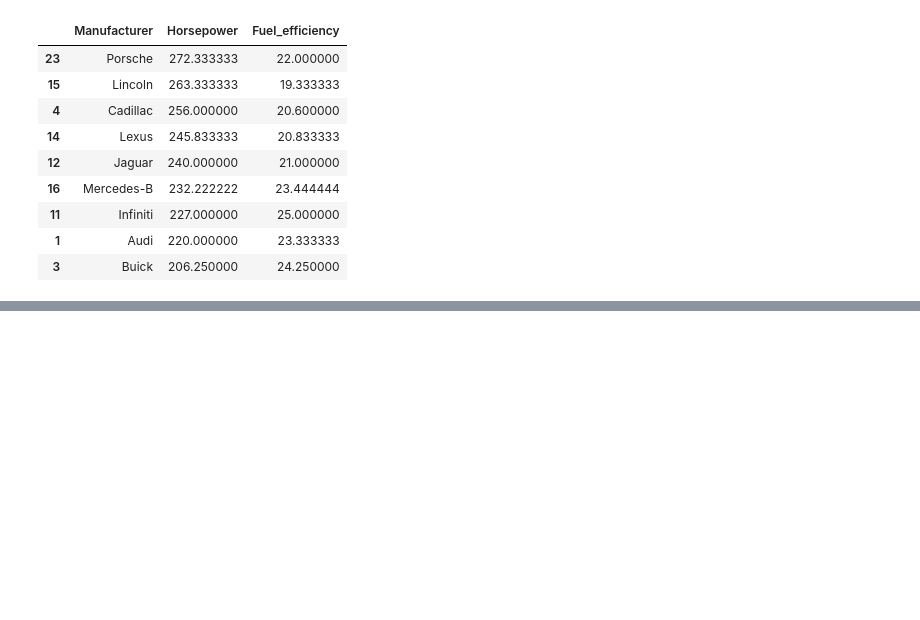
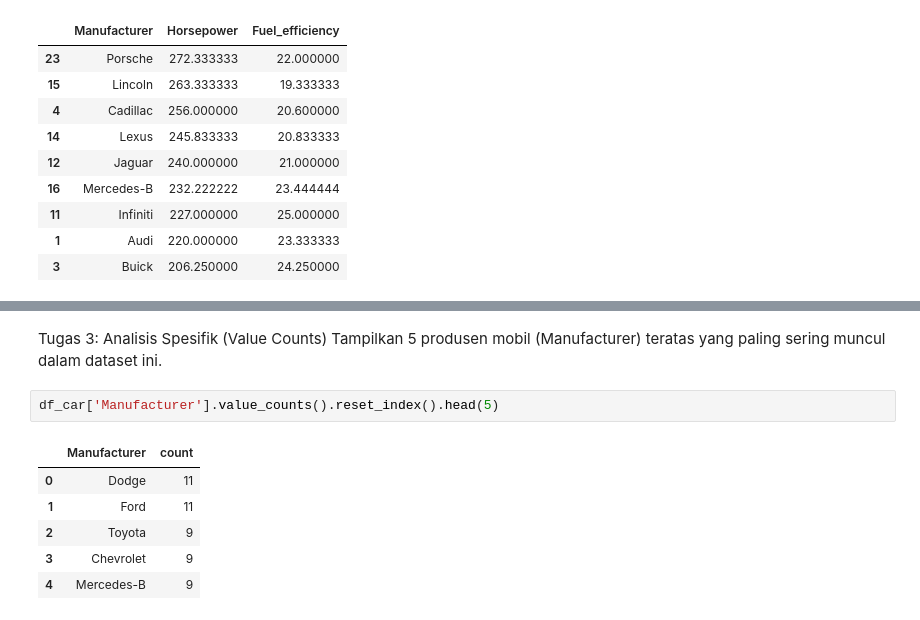
Before and after one commit to Haerulanwar05/Zero-To-ML-Engineer, a Jupyter notebook: Pandas/aggregating_data.ipynb, the cells around one changed output, grey strips where cells are left out. Saved outputs shown, nothing was run; the diff lists cells and outputs as text; blank space fills up the shorter version.

```diff
--- a/Pandas/aggregating_data.ipynb
+++ b/Pandas/aggregating_data.ipynb
@@ -411,0 +491,12 @@ comparison_brand
+# %% [markdown]
+Tugas 3: Analisis Spesifik (Value Counts)
+Tampilkan 5 produsen mobil (Manufacturer) teratas yang paling sering muncul dalam dataset ini.
+# %%
+df_car['Manufacturer'].value_counts().reset_index().head(5)
+# %% [output]
+|  | Manufacturer | count |
+| 0 | Dodge | 11 |
+| 1 | Ford | 11 |
+| 2 | Toyota | 9 |
+| 3 | Chevrolet | 9 |
+| 4 | Mercedes-B | 9 |
```
Also changed, not shown: parts of 7 cells of this notebook.
